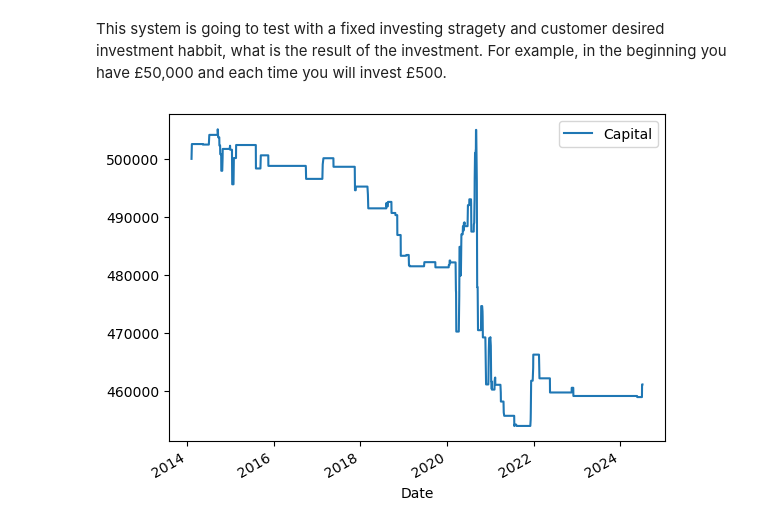
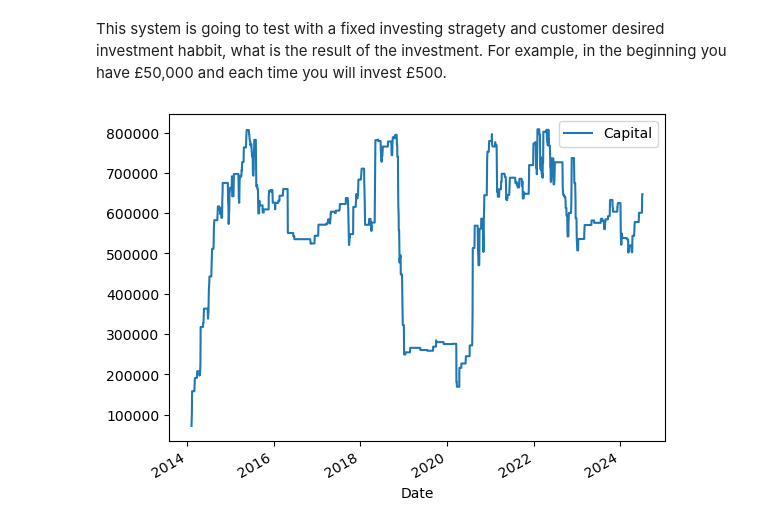
Before and after one commit to Leoyuyuyu/stock_prediction, a Jupyter notebook: notebooks/06-advanced_modelling_timeseries_monthly.ipynb, the cells around one changed output. Cells and saved outputs as stored; diff of their text form; code cells hidden in the pictures.

```diff
--- a/notebooks/06-advanced_modelling_timeseries_monthly.ipynb
+++ b/notebooks/06-advanced_modelling_timeseries_monthly.ipynb
@@ -673,7 +675,7 @@ plt.show()
 # %% [output]
 [figure]
 # %%
-df5['predicted binary'] = np.where((df5['predicted return compared with today_shifted'] >0) & (df5['predicted return compared with today_shifted'] > 2), 1, 0)
+df5['predicted binary'] = np.where((df5['predicted return compared with today_shifted'] >0) & (df5['predicted return compared with today_shifted'] >df5['threshold']), 1, 0)
 df5['actual binary'] = np.where(df5['real return']>0, 1, 0)
 plot_model_performance(df5['predicted binary'], df5['actual binary'])
 # %% [output]
@@ -690,33 +692,28 @@ def backtest(df, initial_capital=10000, invest = 500):
     df_capital['Capital'] = 0
 
     for i in range(len(df)):
+
         if df['predicted binary'].iloc[i] == 1:
-
-
             if capital < invest:
                 capital = 0
-                invest = capital
+                current_invest = capital
             else:
                 capital -= invest
+                current_invest = invest
 
-
-
-            capital_change = invest * df['real return'].iloc[i]
+            capital_change = current_invest * (df['real return'].iloc[i] + 1)
             capital += capital_change
-
 
         if capital <= 0:
             df_capital['Capital'].iloc[i] = 0
             return f"You are bankrupted at {df.index[i].strftime('%Y-%m-%d')}", df_capital
 
-
         df_capital['Capital'].iloc[i] = capital
 
-
-    return f"You have survived {df.index[i].strftime('%Y-%m-%d')}", df_capital
+    return f"You have survived until {df.index[-1].strftime('%Y-%m-%d')}", df_capital
 # %%
 # Apply Backtest
-backtested_df = backtest(df5, 500000,500)
+backtested_df = backtest(df5, 50000,5000)
 backtested_df[1].plot();
 # %% [output]
-[figure, old version]
+[figure, new version]
```
Also changed, not shown: parts of 2 cells of this notebook, 5 other files.
